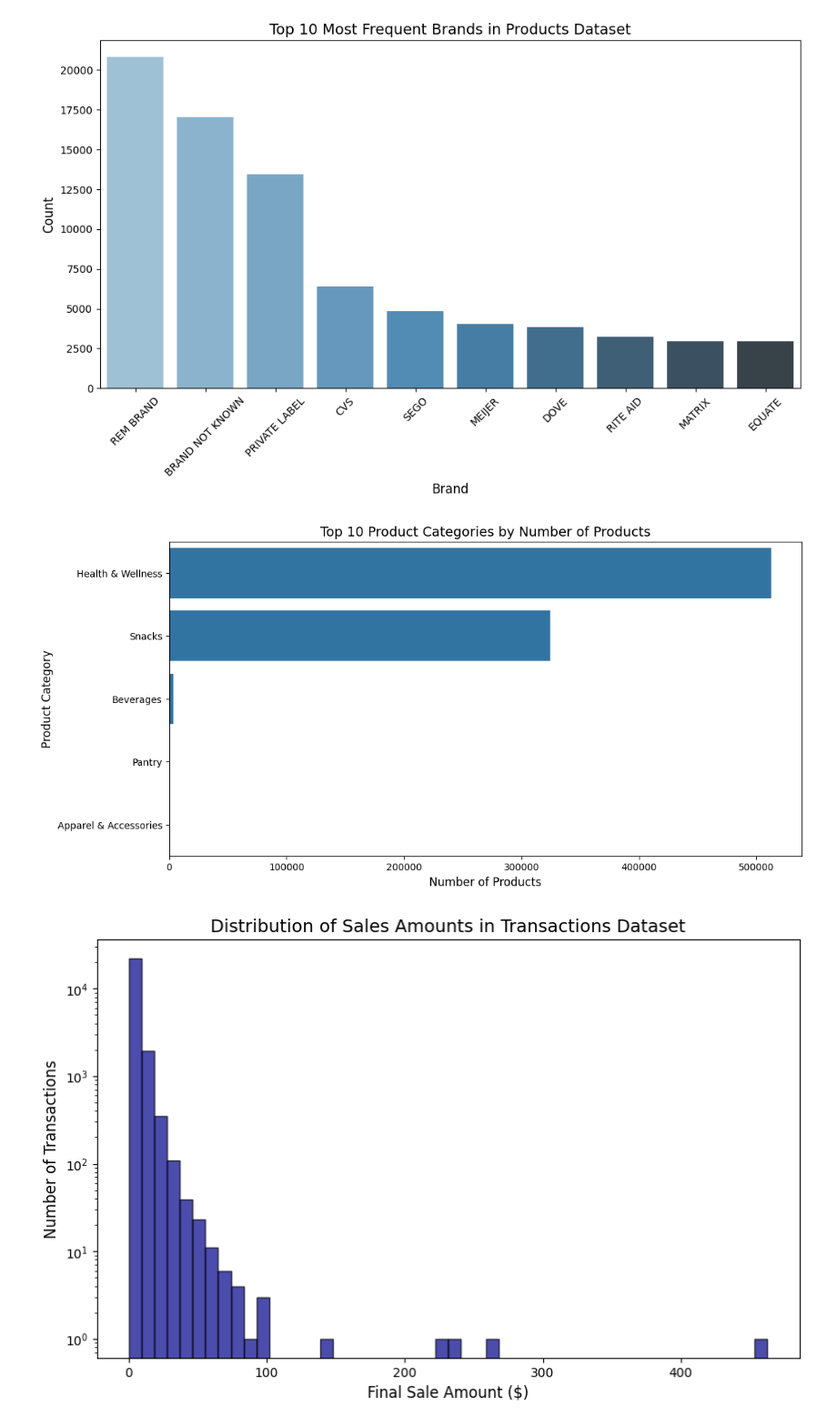
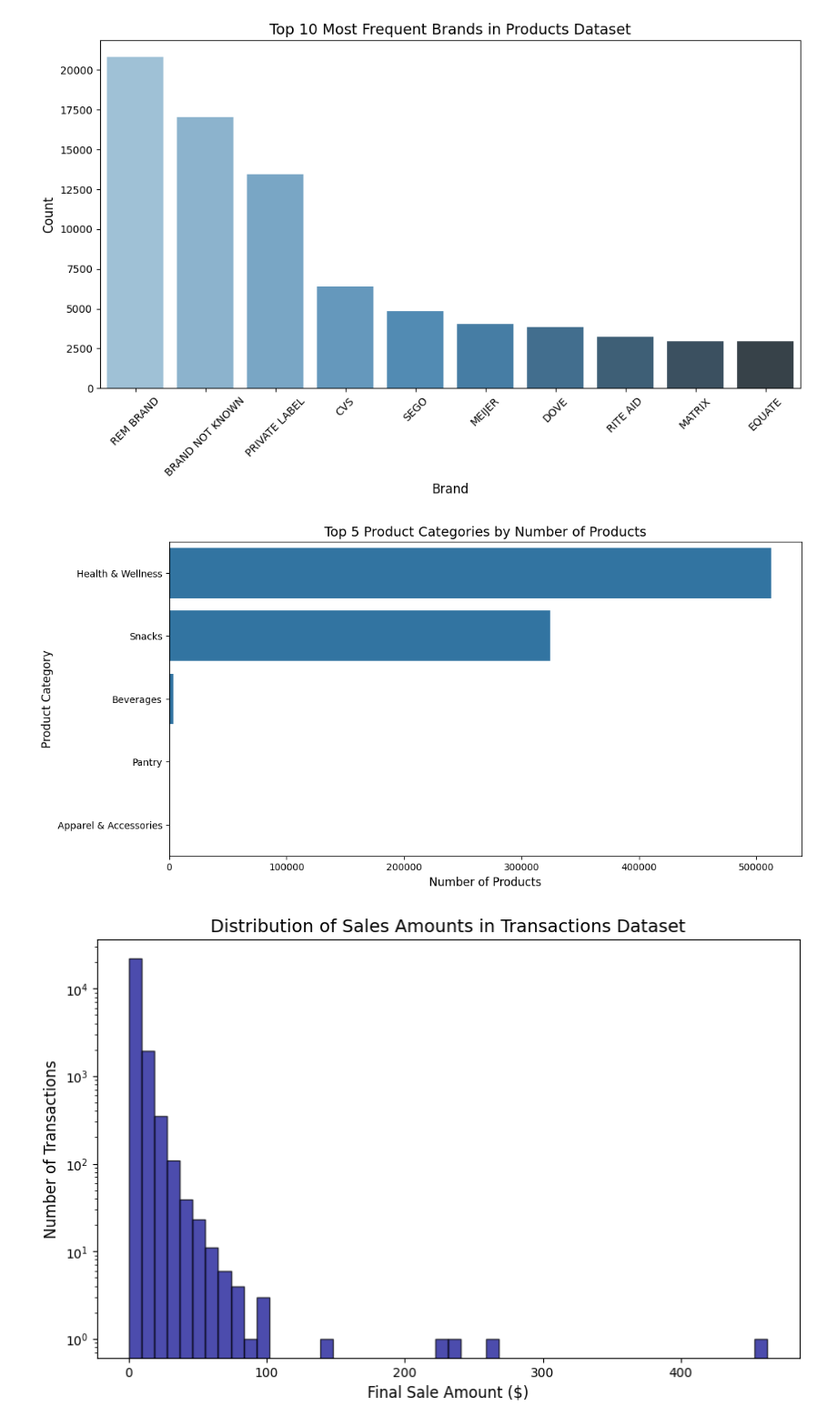
Before and after one commit to Nikhila212/Fetch---Data-Analyst-Take-Home, a Jupyter notebook: DA Assessment.ipynb, the cells around one changed output. Shown: that part at 91% size. Drawn from its saved outputs; the diff is of its cells as text; code cells hidden in the pictures.

```diff
--- a/DA Assessment.ipynb
+++ b/DA Assessment.ipynb
@@ -401,17 +407,17 @@ plt.show()
 # %%
 # Count occurrences of each CATEGORY_1
 # Top 5 categories
 category_counts = products_df['CATEGORY_1'].dropna().value_counts().head(5)
 
 # Plot
 plt.figure(figsize=(12, 6))
 sns.barplot(y=category_counts.index, x=category_counts.values)
 plt.ylabel("Product Category", fontsize=12)
 plt.xlabel("Number of Products", fontsize=12)
-plt.title("Top 10 Product Categories by Number of Products", fontsize=14)
+plt.title("Top 5 Product Categories by Number of Products", fontsize=14)
 plt.show()
 # %% [output]
-[figure, old version]
+[figure, new version]
 # %%
 VISUALIZATIONS FOR TRANSACTIONS DATASET
 # %%
```
Also changed, not shown: parts of 4 cells of this notebook.
